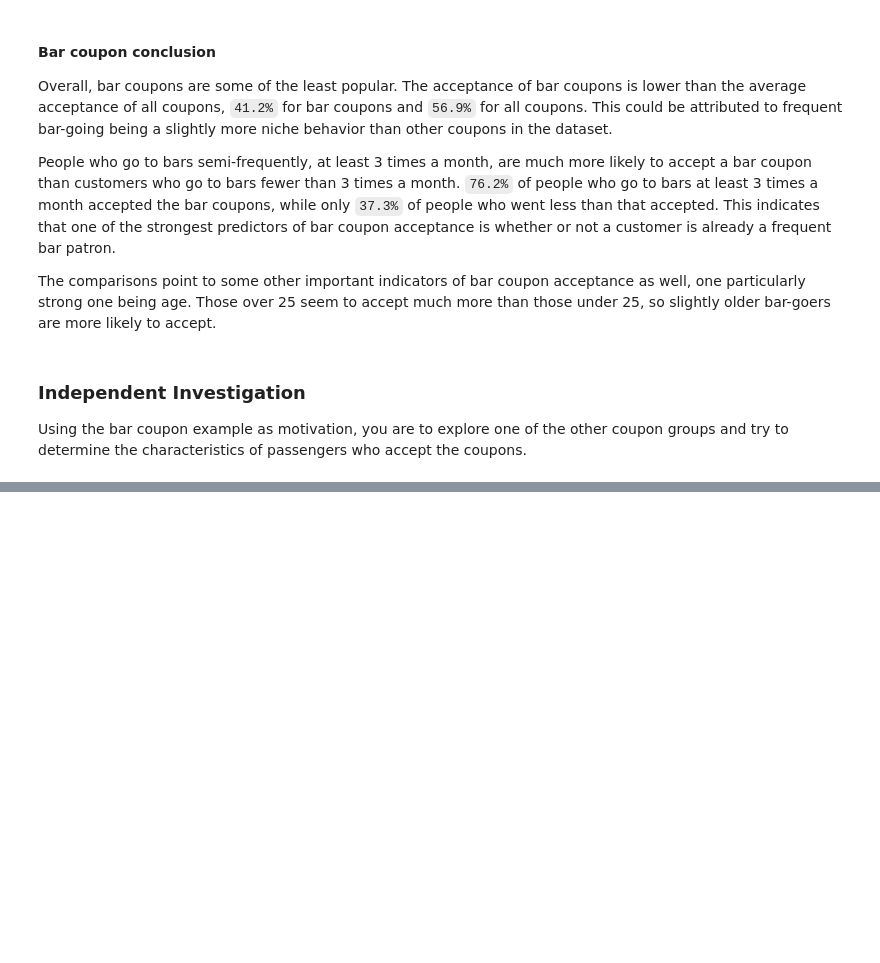
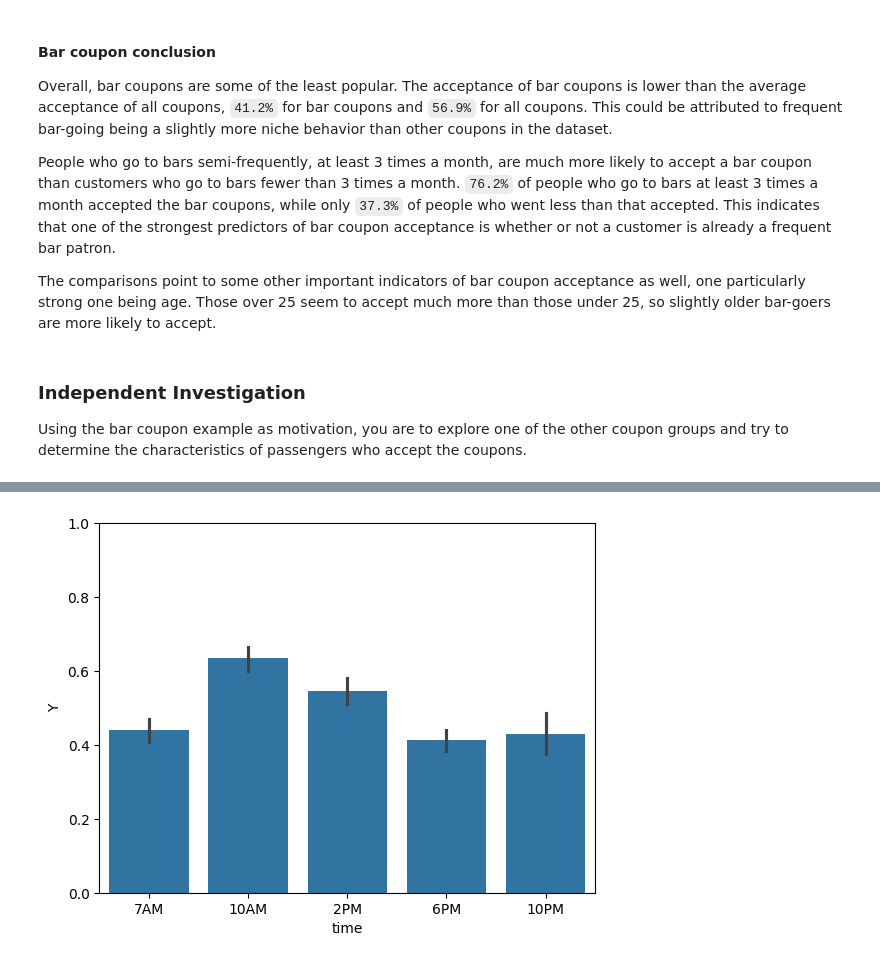
Before and after one commit to cnolan3/coupon_acceptance, a Jupyter notebook: prompt.ipynb, the cells around one changed output, grey strips where cells are left out. Drawn from its saved outputs; the diff is of its cells as text; code cells hidden in the pictures; blank space fills up the shorter version.

```diff
--- a/prompt.ipynb
+++ b/prompt.ipynb
@@ -359,0 +433,6 @@ Using the bar coupon example as motivation, you are to explore one of the other
+# %%
+sns.barplot(data=coffeeHouse, x="time", y="Y")
+plt.ylim(0, 1)
+plt.show()
+# %% [output]
+[figure, added]
```
Also changed, not shown: parts of 19 cells of this notebook.
